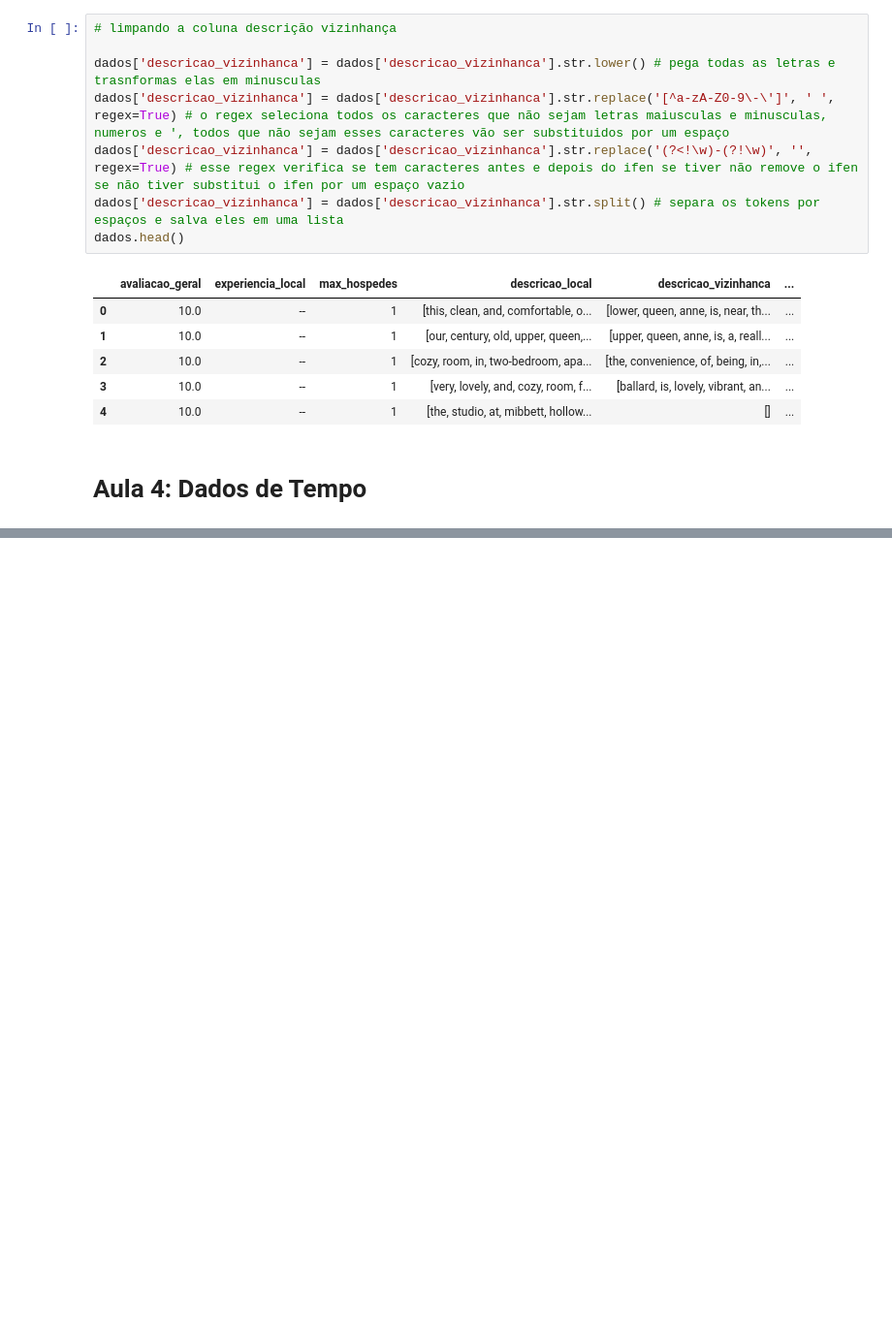
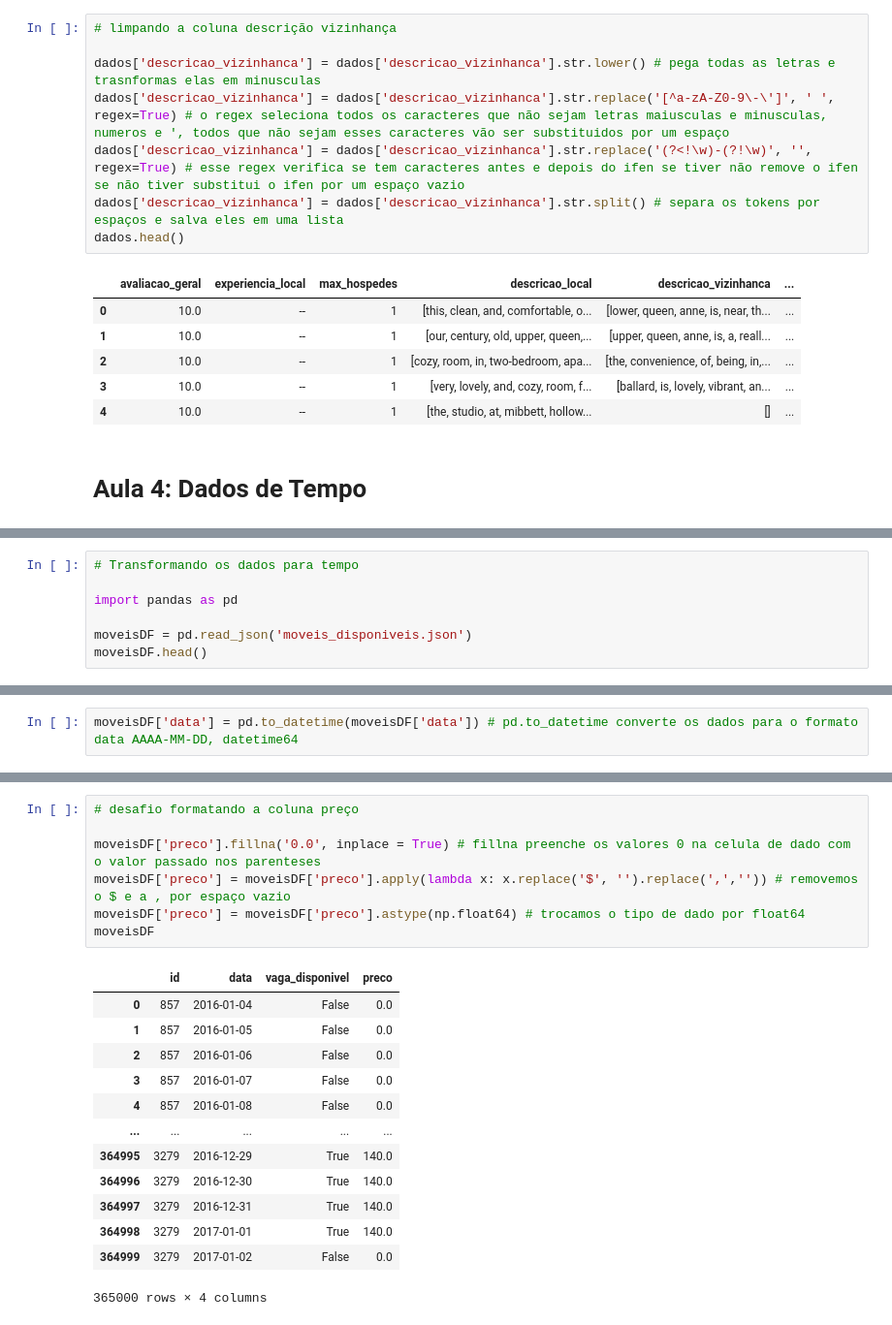
Before and after one commit to Aragao05/Python-para-DataScience-from-Alura, a Jupyter notebook: Pandas/Transformação e manipulação de dados/Aulas.ipynb, the cells around one changed output, grey strips where cells are left out. Shown at 97% size. Saved outputs shown, nothing was run; the diff lists cells and outputs as text; blank space fills up the shorter version.

Commit message:
Termino do curso
Termino da aula 4 e seus desafios, e aula extra sobre manipulação de strings

```diff
--- a/Pandas/Transformação e manipulação de dados/Aulas.ipynb
+++ b/Pandas/Transformação e manipulação de dados/Aulas.ipynb
@@ -326,0 +325,7 @@ dados.head()
+# %%
+# Transformando os dados para tempo
+
+import pandas as pd
+
+moveisDF = pd.read_json('moveis_disponiveis.json')
+moveisDF.head()
@@ -326,0 +353,2 @@ dados.head()
+# %%
+moveisDF['data'] = pd.to_datetime(moveisDF['data']) # pd.to_datetime converte os dados para o formato data AAAA-MM-DD, datetime64
@@ -326,0 +414,21 @@ dados.head()
+# %%
+# desafio formatando a coluna preço
+
+moveisDF['preco'].fillna('0.0', inplace = True) # fillna preenche os valores 0 na celula de dado com o valor passado nos parenteses
+moveisDF['preco'] = moveisDF['preco'].apply(lambda x: x.replace('$', '').replace(',','')) # removemos o $ e a , por espaço vazio
+moveisDF['preco'] = moveisDF['preco'].astype(np.float64) # trocamos o tipo de dado por float64
+moveisDF
+# %% [output]
+|  | id | data | vaga_disponivel | preco |
+| 0 | 857 | 2016-01-04 | False | 0.0 |
+| 1 | 857 | 2016-01-05 | False | 0.0 |
+| 2 | 857 | 2016-01-06 | False | 0.0 |
+| 3 | 857 | 2016-01-07 | False | 0.0 |
+| 4 | 857 | 2016-01-08 | False | 0.0 |
+| ... | ... | ... | ... | ... |
+| 364995 | 3279 | 2016-12-29 | True | 140.0 |
+| 364996 | 3279 | 2016-12-30 | True | 140.0 |
+| 364997 | 3279 | 2016-12-31 | True | 140.0 |
+| 364998 | 3279 | 2017-01-01 | True | 140.0 |
+| 364999 | 3279 | 2017-01-02 | False | 0.0 |
+365000 rows × 4 columns
```
Also changed, not shown: parts of 7 cells of this notebook, 1 other file.
